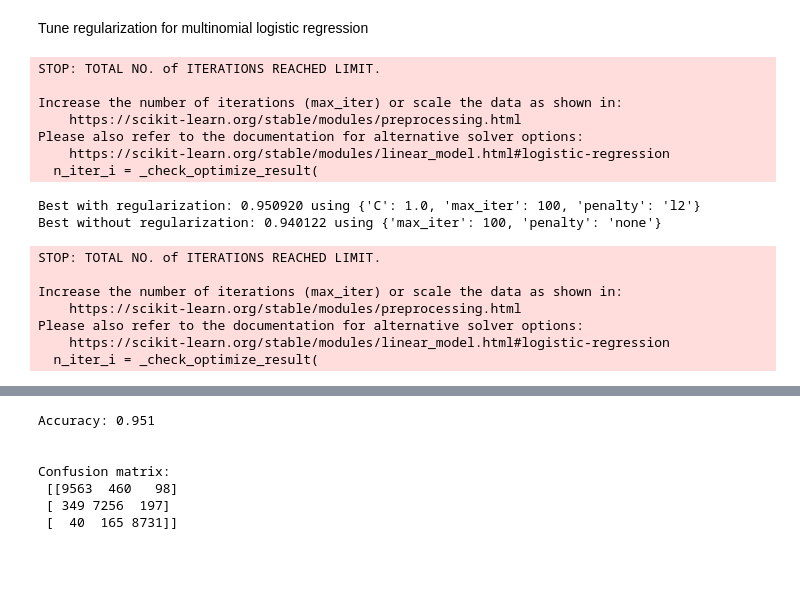
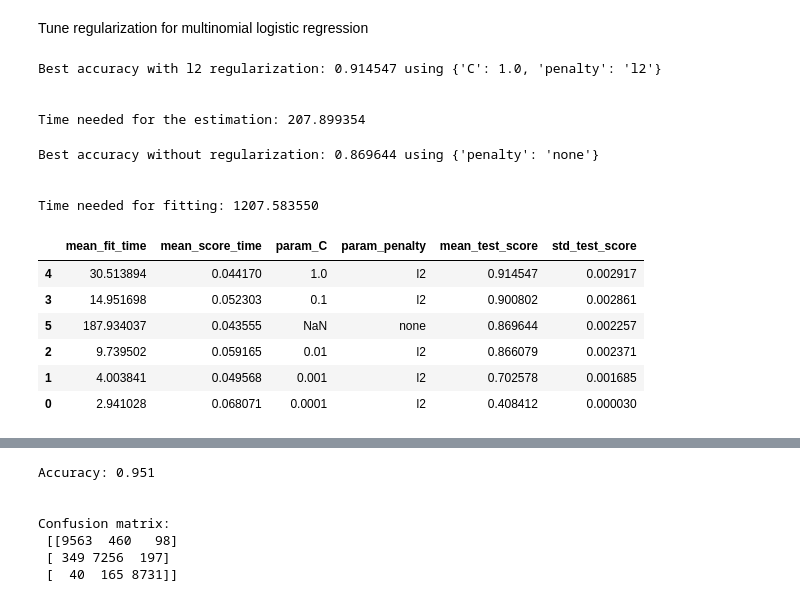
Before and after one commit to matteo-perillo/Abstracts-classification, a Jupyter notebook: 02_Baseline model.ipynb, the cells around one changed output, grey strips where cells are left out. Drawn from its saved outputs; the diff is of its cells as text; code cells hidden in the pictures; blank space fills up the shorter version.

```diff
--- a/02_Baseline model.ipynb
+++ b/02_Baseline model.ipynb
@@ -20,11 +30,8 @@ from sklearn.feature_extraction.text import CountVectorizer
 #print(data_ready['category'].value_counts())
 cat_index = data_ready['category'].value_counts().index
 # %%
-def create_model(penalty='l2', C=1, max_iter=100, reg=True):
-    if reg==True:
-        model = LogisticRegression(multi_class='multinomial', solver='lbfgs', penalty=penalty, C=C, max_iter=max_iter)
-    else:
-        model = LogisticRegression(multi_class='multinomial', solver='lbfgs', penalty=penalty, max_iter=max_iter)
+def create_lr_model():
+    model = LogisticRegression(multi_class='multinomial', solver='lbfgs', max_iter = 10000)
     return model
 # %% [markdown]
 Set 0
@@ -54,36 +70,49 @@ param_grid1 = dict(penalty=cand_pt[0:1], max_iter=cand_mi)
 
 grid0 = GridSearchCV(estimator=model, param_grid=param_grid0, n_jobs=-1, cv=5)
 grid1 = GridSearchCV(estimator=model, param_grid=param_grid1, n_jobs=-1, cv=5)
+# %%
+s = time.time()
+grid_results_l2 = grid0.fit(X_train, y_train)
+f = time.time()
+el_t = f-s
+
+cv_results_l2 = pd.DataFrame.from_dict(grid_results_l2.cv_results_)
+
+print("Best accuracy with l2 regularization: %f using %s" % (grid_results_l2.best_score_, grid_results_l2.best_params_))
+print("\n")
+print("Time needed for the estimation: %f" % (el_t))
+# %% [output]
+Best accuracy with l2 regularization: 0.914547 using {'C': 1.0, 'penalty': 'l2'}
+
+
+Time needed for the estimation: 207.899354
+# %%
+s = time.time()
+grid_results_noreg = grid1.fit(X_train, y_train)
+f = time.time()
+el_t = f-s
+
+cv_results_noreg = pd.DataFrame.from_dict(grid_results_noreg.cv_results_)
+
+print("Best accuracy without regularization: %f using %s" % (grid_results_noreg.best_score_, grid_results_noreg.best_params_))
+print("\n")
+print("Time needed for the estimation: %f" % (el_t))
+# %% [output]
+Best accuracy without regularization: 0.869644 using {'penalty': 'none'}
+
+
+Time needed for fitting: 1207.583550
 # %%
-grid_result0 = grid0.fit(X_train, y_train)
-cv_results0 = pd.DataFrame.from_dict(grid_result0.cv_results_)
-grid_result1 = grid1.fit(X_train, y_train)
-cv_results1 = pd.DataFrame.from_dict(grid_result1.cv_results_)
-
-# summarize results
-print("Best with regularization: %f using %s" % (grid_result0.best_score_, grid_result0.best_params_))
-print("Best without regularization: %f using %s" % (grid_result1.best_score_, grid_result1.best_params_))
-
-cv_results = pd.concat([cv_results0, cv_results1]).reset_index(drop=True)
+cv_results = pd.concat([cv_results_l2, cv_results_noreg]).reset_index(drop=True)
 cv_results = cv_results.sort_values(by=['mean_test_score'], ascending=False)
-cv_results_set0 = cv_results.drop(['std_fit_time', 'std_score_time', 'params', 'split0_test_score', 'split1_test_score',
+cv_results_set0_lr = cv_results.drop(['std_fit_time', 'std_score_time', 'params', 'split0_test_score', 'split1_test_score',
                               'split2_test_score', 'split3_test_score', 'split4_test_score', 'rank_test_score'], 1)
-%store cv_results_set0
-cv_results_set0
+cv_results_set0_lr
 # %% [output]
-STOP: TOTAL NO. of ITERATIONS REACHED LIMIT.
-
-Increase the number of iterations (max_iter) or scale the data as shown in:
-    https://scikit-learn.org/stable/modules/preprocessing.html
-Please also refer to the documentation for alternative solver options:
-    https://scikit-learn.org/stable/modules/linear_model.html#logistic-regression
-  n_iter_i = _check_optimize_result(
-Best with regularization: 0.950920 using {'C': 1.0, 'max_iter': 100, 'penalty': 'l2'}
-Best without regularization: 0.940122 using {'max_iter': 100, 'penalty': 'none'}
-STOP: TOTAL NO. of ITERATIONS REACHED LIMIT.
-
-Increase the number of iterations (max_iter) or scale the data as shown in:
-    https://scikit-learn.org/stable/modules/preprocessing.html
-Please also refer to the documentation for alternative solver options:
-    https://scikit-learn.org/stable/modules/linear_model.html#logistic-regression
-  n_iter_i = _check_optimize_result(
+|  | mean_fit_time | mean_score_time | param_C | param_penalty | mean_test_score | std_test_score |
+| 4 | 30.513894 | 0.044170 | 1.0 | l2 | 0.914547 | 0.002917 |
+| 3 | 14.951698 | 0.052303 | 0.1 | l2 | 0.900802 | 0.002861 |
+| 5 | 187.934037 | 0.043555 | NaN | none | 0.869644 | 0.002257 |
+| 2 | 9.739502 | 0.059165 | 0.01 | l2 | 0.866079 | 0.002371 |
+| 1 | 4.003841 | 0.049568 | 0.001 | l2 | 0.702578 | 0.001685 |
+| 0 | 2.941028 | 0.068071 | 0.0001 | l2 | 0.408412 | 0.000030 |
```
Also changed, not shown: parts of 8 cells of this notebook.
